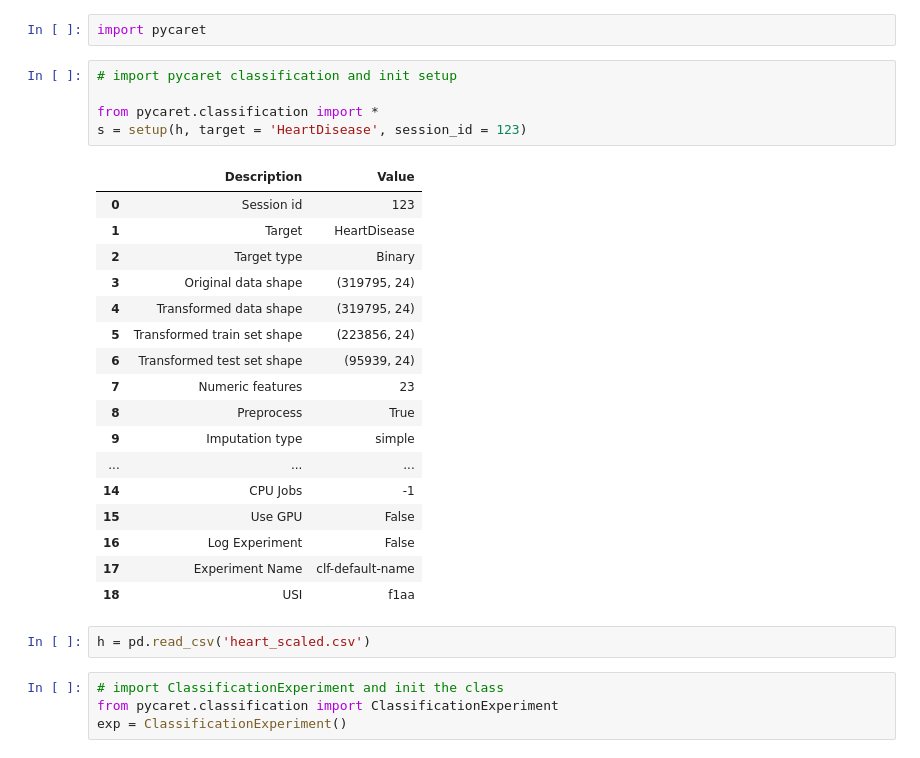
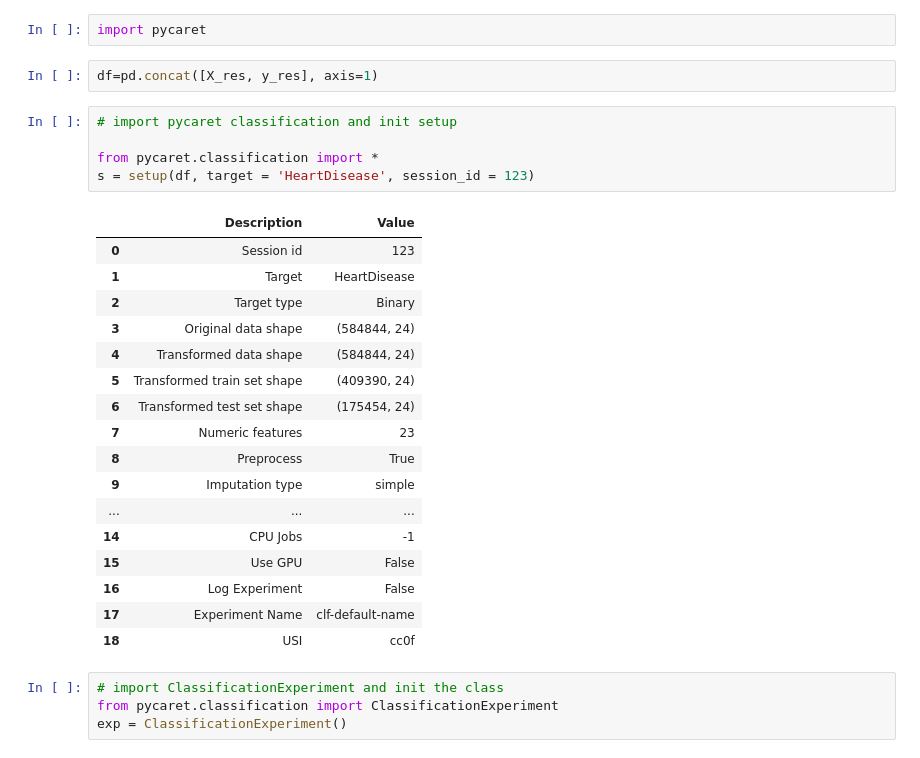
Before and after one commit to ruihan1228/DS, a Jupyter notebook: heart/heart.ipynb, the cells around one changed output. Cells and saved outputs as stored; diff of their text form.

```diff
--- a/heart/heart.ipynb
+++ b/heart/heart.ipynb
@@ -300,19 +264,21 @@ weighted avg       0.77      0.77      0.77    146211
 # %%
 import pycaret
+# %%
+df=pd.concat([X_res, y_res], axis=1)
 # %%
 # import pycaret classification and init setup
 
 from pycaret.classification import *
-s = setup(h, target = 'HeartDisease', session_id = 123)
+s = setup(df, target = 'HeartDisease', session_id = 123)
 # %% [output]
 |  | Description | Value |
 | 0 | Session id | 123 |
 | 1 | Target | HeartDisease |
 | 2 | Target type | Binary |
-| 3 | Original data shape | (319795, 24) |
-| 4 | Transformed data shape | (319795, 24) |
-| 5 | Transformed train set shape | (223856, 24) |
-| 6 | Transformed test set shape | (95939, 24) |
+| 3 | Original data shape | (584844, 24) |
+| 4 | Transformed data shape | (584844, 24) |
+| 5 | Transformed train set shape | (409390, 24) |
+| 6 | Transformed test set shape | (175454, 24) |
 | 7 | Numeric features | 23 |
 | 8 | Preprocess | True |
 | 9 | Imputation type | simple |
@@ -321,9 +287,7 @@ s = setup(h, target = 'HeartDisease', session_id = 123)
 | 15 | Use GPU | False |
 | 16 | Log Experiment | False |
 | 17 | Experiment Name | clf-default-name |
-| 18 | USI | f1aa |
+| 18 | USI | cc0f |
-# %%
-h = pd.read_csv('heart_scaled.csv')
 # %%
 # import ClassificationExperiment and init the class
 from pycaret.classification import ClassificationExperiment
```
Also changed, not shown: parts of 25 cells of this notebook.
